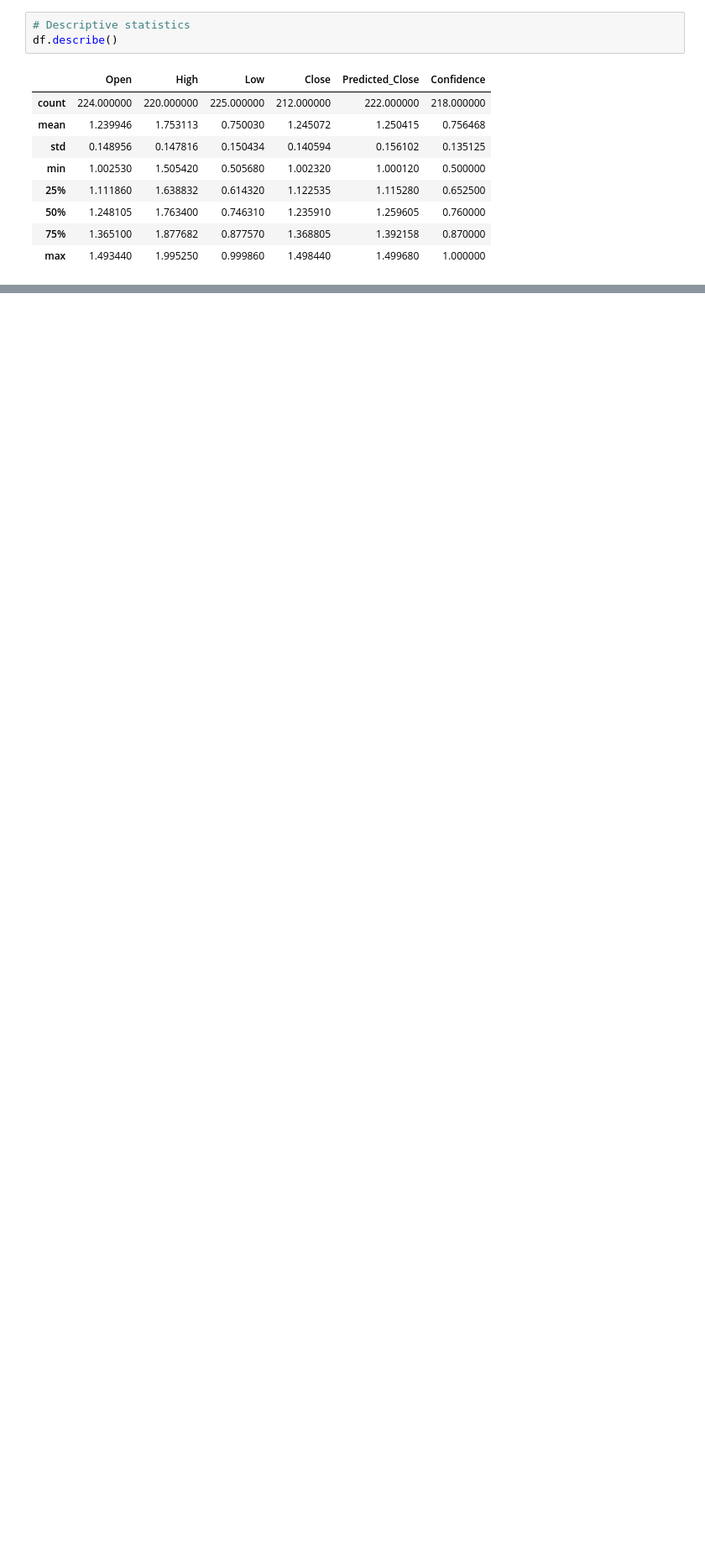
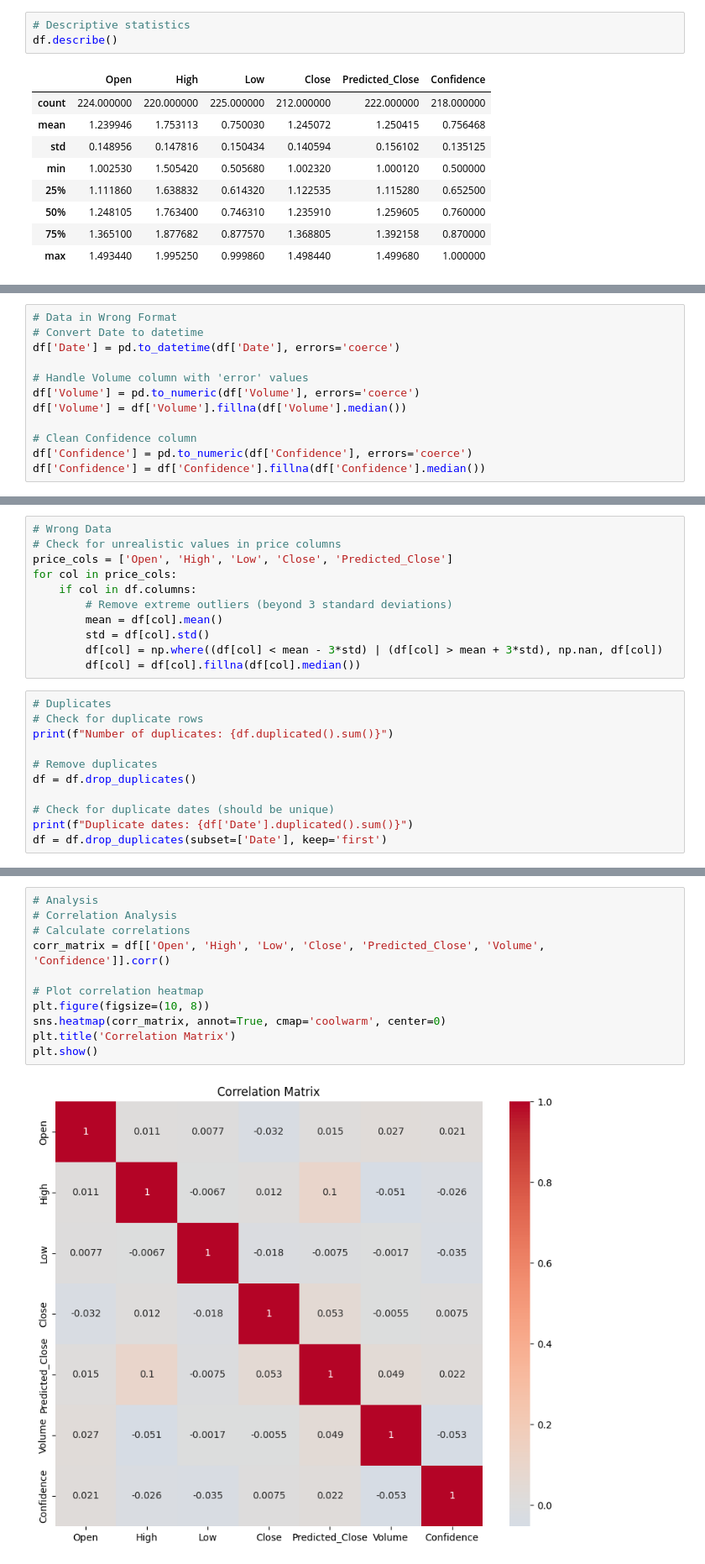
Before and after one commit to DavidMakwetta/LearDataScience, a Jupyter notebook: forex.ipynb, the cells around one changed output, grey strips where cells are left out. Shown at 84% size. Saved outputs shown, nothing was run; the diff lists cells and outputs as text; blank space fills up the shorter version.

```diff
--- a/forex.ipynb
+++ b/forex.ipynb
@@ -88,0 +163,12 @@ df.describe()
+# %%
+# Data in Wrong Format
+# Convert Date to datetime
+df['Date'] = pd.to_datetime(df['Date'], errors='coerce')
+
+# Handle Volume column with 'error' values
+df['Volume'] = pd.to_numeric(df['Volume'], errors='coerce')
+df['Volume'] = df['Volume'].fillna(df['Volume'].median())
+
+# Clean Confidence column
+df['Confidence'] = pd.to_numeric(df['Confidence'], errors='coerce')
+df['Confidence'] = df['Confidence'].fillna(df['Confidence'].median())
@@ -88,0 +190,22 @@ df.describe()
+# %%
+# Wrong Data
+# Check for unrealistic values in price columns
+price_cols = ['Open', 'High', 'Low', 'Close', 'Predicted_Close']
+for col in price_cols:
+    if col in df.columns:
+        # Remove extreme outliers (beyond 3 standard deviations)
+        mean = df[col].mean()
+        std = df[col].std()
+        df[col] = np.where((df[col] < mean - 3*std) | (df[col] > mean + 3*std), np.nan, df[col])
+        df[col] = df[col].fillna(df[col].median())
+# %%
+# Duplicates
+# Check for duplicate rows
+print(f"Number of duplicates: {df.duplicated().sum()}")
+
+# Remove duplicates
+df = df.drop_duplicates()
+
+# Check for duplicate dates (should be unique)
+print(f"Duplicate dates: {df['Date'].duplicated().sum()}")
+df = df.drop_duplicates(subset=['Date'], keep='first')
@@ -88,0 +236,13 @@ df.describe()
+# %%
+# Analysis
+# Correlation Analysis
+# Calculate correlations
+corr_matrix = df[['Open', 'High', 'Low', 'Close', 'Predicted_Close', 'Volume', 'Confidence']].corr()
+
+# Plot correlation heatmap
+plt.figure(figsize=(10, 8))
+sns.heatmap(corr_matrix, annot=True, cmap='coolwarm', center=0)
+plt.title('Correlation Matrix')
+plt.show()
+# %% [output]
+[figure, added]
```
Also changed, not shown: parts of 13 cells of this notebook.
